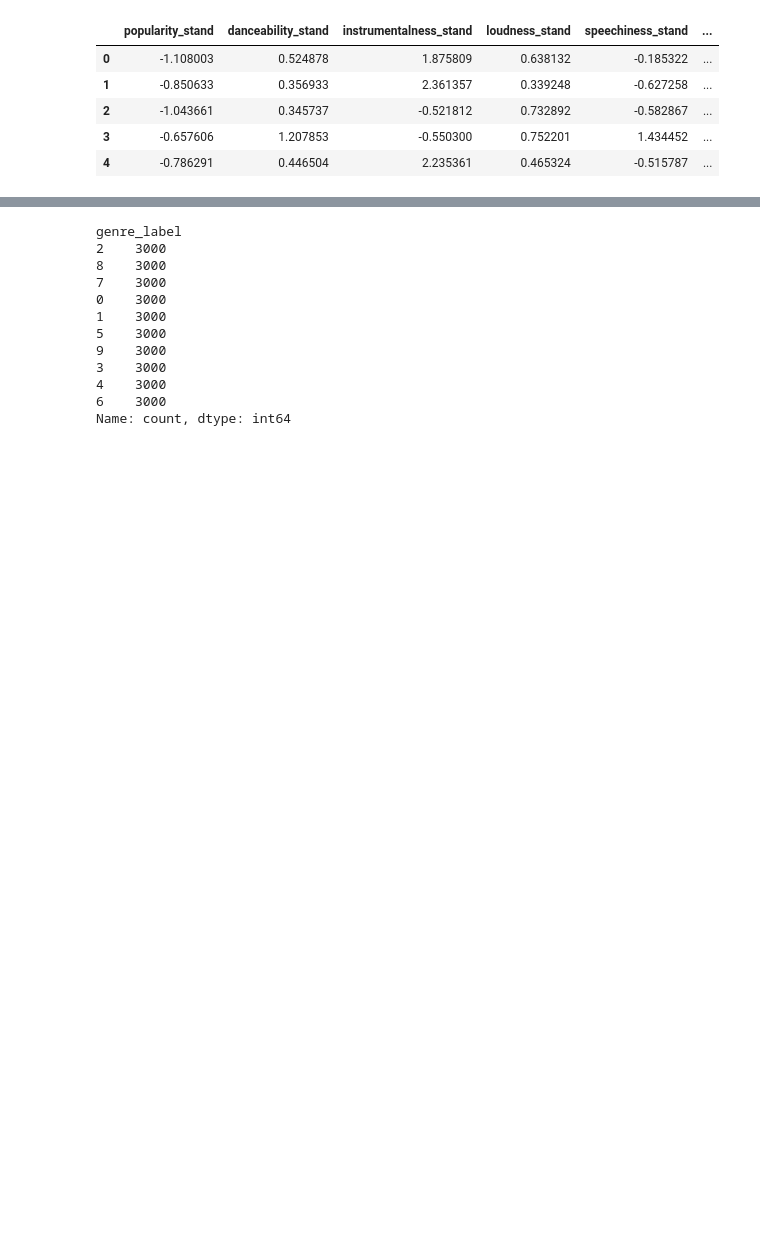
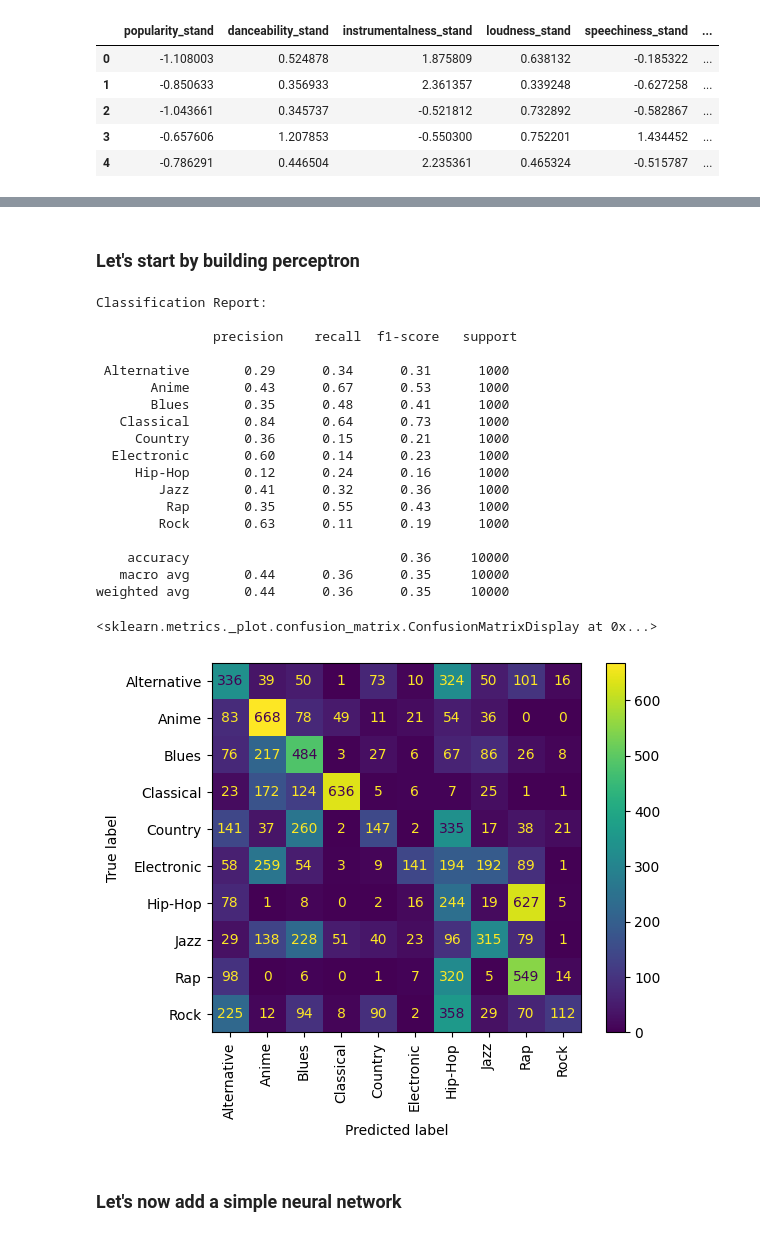
Before and after one commit to whykay-01/machine-learning-music-genre-classifier, a Jupyter notebook: capstone_classification.ipynb, the cells around one changed output, grey strips where cells are left out. Cells and saved outputs as stored; diff of their text form; code cells hidden in the pictures; blank space fills up the shorter version.

Commit message:
wip: classification almost done

```diff
--- a/capstone_classification.ipynb
+++ b/capstone_classification.ipynb
@@ -46,7 +46,22 @@ X_train_final, X_val, y_train_final, y_val = train_test_split(X_train, y_train,
 # %%
 # validate that we don't have data leakage
 y_test_counts = y_test.value_counts()
-y_test_counts
+print(y_test_counts)
+print()
+y_train_counts = y_train_final.value_counts()
+print(y_train_counts)
+label_genre_mapping = {
+    0: 'Alternative',
+    1: 'Anime',
+    2: 'Blues',
+    3: 'Classical',
+    4: 'Country',
+    5: 'Electronic',
+    6: 'Hip-Hop',
+    7: 'Jazz',
+    8: 'Rap',
+    9: 'Rock'
+}
 # %% [output]
 genre_label
 4    1000
@@ -63,16 +83,43 @@ Name: count, dtype: int64
-# %%
-y_train_counts = y_train_final.value_counts()
-y_train_counts
-# %% [output]
-genre_label
-2    3000
-8    3000
-7    3000
-0    3000
-1    3000
-5    3000
-9    3000
-3    3000
-4    3000
-6    3000
-Name: count, dtype: int64
+# %% [markdown]
+### Let's start by building perceptron
+# %%
+from sklearn.linear_model import Perceptron
+from sklearn.metrics import classification_report
+import matplotlib.pyplot as plt
+
+perceptron = Perceptron(tol=1e-3, random_state=18618637, shuffle=True)
+perceptron.fit(X_train, y_train)
+y_pred = perceptron.predict(X_test)
+
+y_test_genre = [label_genre_mapping[label] for label in y_test]
+y_pred_genre = [label_genre_mapping[label] for label in y_pred]
+
+report = classification_report(y_test_genre, y_pred_genre)
+print("Classification Report:\n\n", report)
+
+cm = confusion_matrix(y_test_genre, y_pred_genre, labels=list(label_genre_mapping.values()))
+disp = ConfusionMatrixDisplay(confusion_matrix=cm, display_labels=list(label_genre_mapping.values()))
+disp.plot(xticks_rotation=90)
+# %% [output]
+Classification Report:
+
+               precision    recall  f1-score   support
+
+ Alternative       0.29      0.34      0.31      1000
+       Anime       0.43      0.67      0.53      1000
+       Blues       0.35      0.48      0.41      1000
+   Classical       0.84      0.64      0.73      1000
+     Country       0.36      0.15      0.21      1000
+  Electronic       0.60      0.14      0.23      1000
+     Hip-Hop       0.12      0.24      0.16      1000
+        Jazz       0.41      0.32      0.36      1000
+         Rap       0.35      0.55      0.43      1000
+        Rock       0.63      0.11      0.19      1000
+
+    accuracy                           0.36     10000
+   macro avg       0.44      0.36      0.35     10000
+weighted avg       0.44      0.36      0.35     10000
+<sklearn.metrics._plot.confusion_matrix.ConfusionMatrixDisplay at 0x...>
+[figure, added]
+# %% [markdown]
+### Let's now add a simple neural network
```
Also changed, not shown: parts of 23 cells of this notebook.
